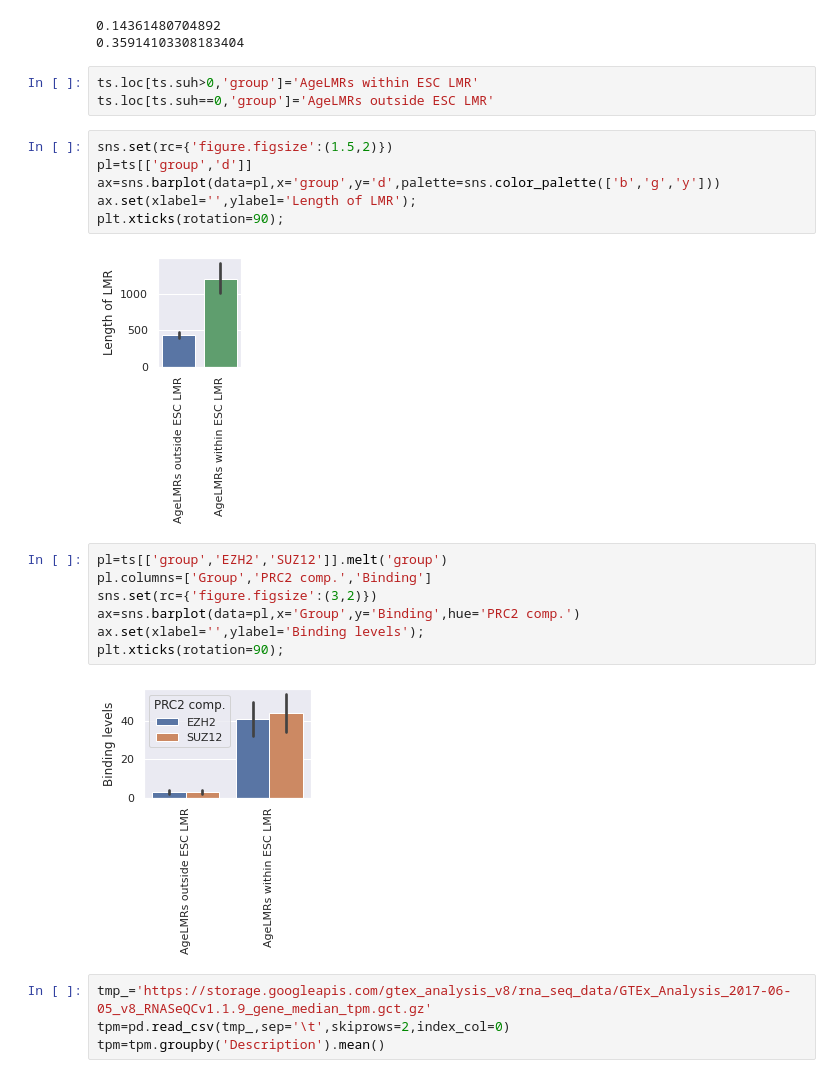
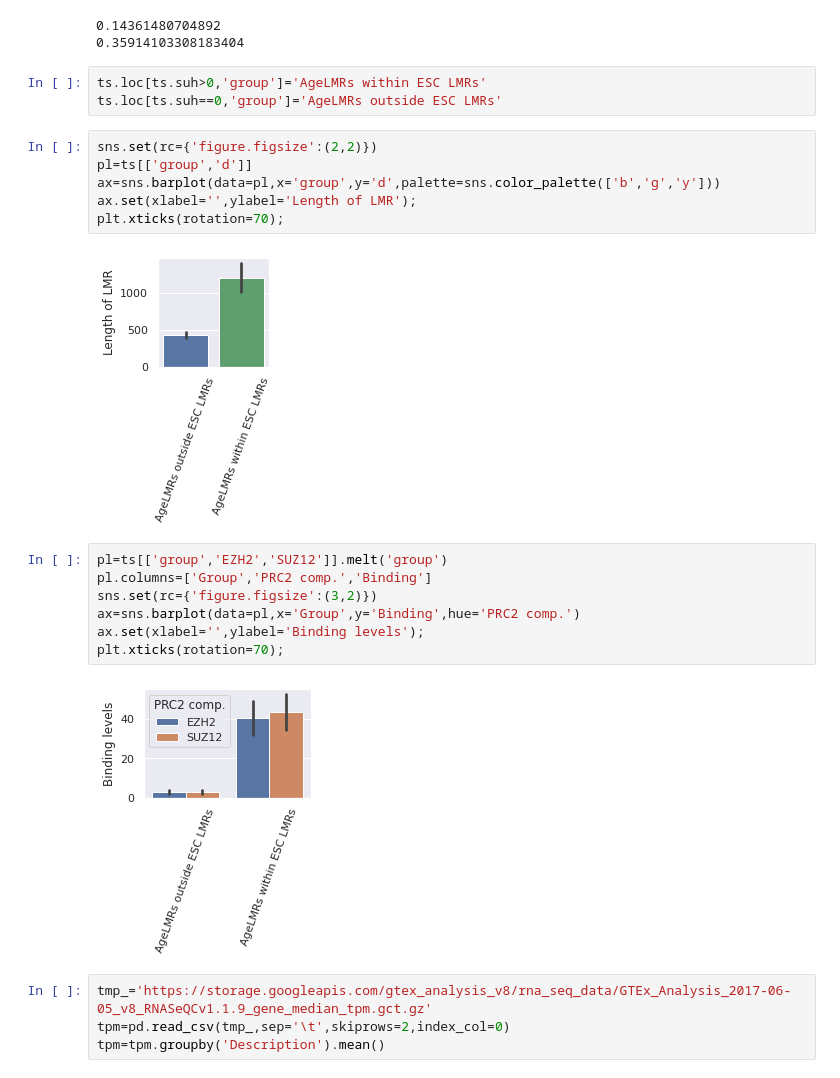
Before and after one commit to moqri/emi, a Jupyter notebook: 02 com.ipynb, the cells around one changed output. Saved outputs shown, nothing was run; the diff lists cells and outputs as text.

```diff
--- a/02 com.ipynb
+++ b/02 com.ipynb
@@ -167,25 +167,25 @@ print(st.rd.sum()/cu['s'].rd.sum())
 0.14361480704892
 0.35914103308183404
 # %%
-ts.loc[ts.suh>0,'group']='AgeLMRs within ESC LMR'
-ts.loc[ts.suh==0,'group']='AgeLMRs outside ESC LMR'
+ts.loc[ts.suh>0,'group']='AgeLMRs within ESC LMRs'
+ts.loc[ts.suh==0,'group']='AgeLMRs outside ESC LMRs'
 # %%
-sns.set(rc={'figure.figsize':(1.5,2)})
+sns.set(rc={'figure.figsize':(2,2)})
 pl=ts[['group','d']]
 ax=sns.barplot(data=pl,x='group',y='d',palette=sns.color_palette(['b','g','y']))
 ax.set(xlabel='',ylabel='Length of LMR');
-plt.xticks(rotation=90);
+plt.xticks(rotation=70);
 # %% [output]
-[figure, old version]
+[figure, new version]
 # %%
 pl=ts[['group','EZH2','SUZ12']].melt('group')
 pl.columns=['Group','PRC2 comp.','Binding']
 sns.set(rc={'figure.figsize':(3,2)})
 ax=sns.barplot(data=pl,x='Group',y='Binding',hue='PRC2 comp.')
 ax.set(xlabel='',ylabel='Binding levels');
-plt.xticks(rotation=90);
+plt.xticks(rotation=70);
 # %% [output]
-[figure, old version]
+[figure, new version]
 # %%
 tmp_='https://storage.googleapis.com/gtex_analysis_v8/rna_seq_data/GTEx_Analysis_2017-06-05_v8_RNASeQCv1.1.9_gene_median_tpm.gct.gz'
 tpm=pd.read_csv(tmp_,sep='\t',skiprows=2,index_col=0)
```
Also changed, not shown: parts of 1 cell of this notebook, 1 other file.
